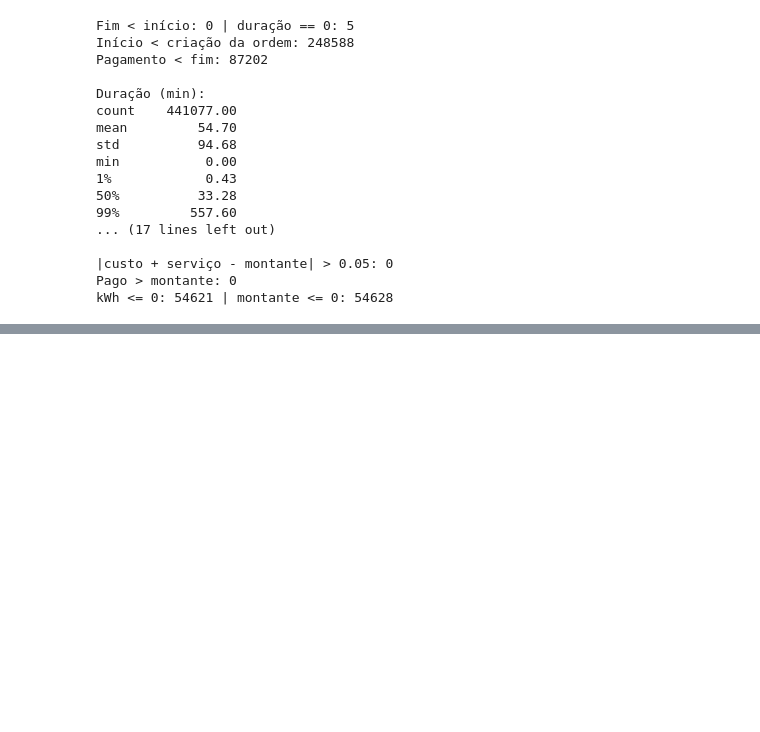
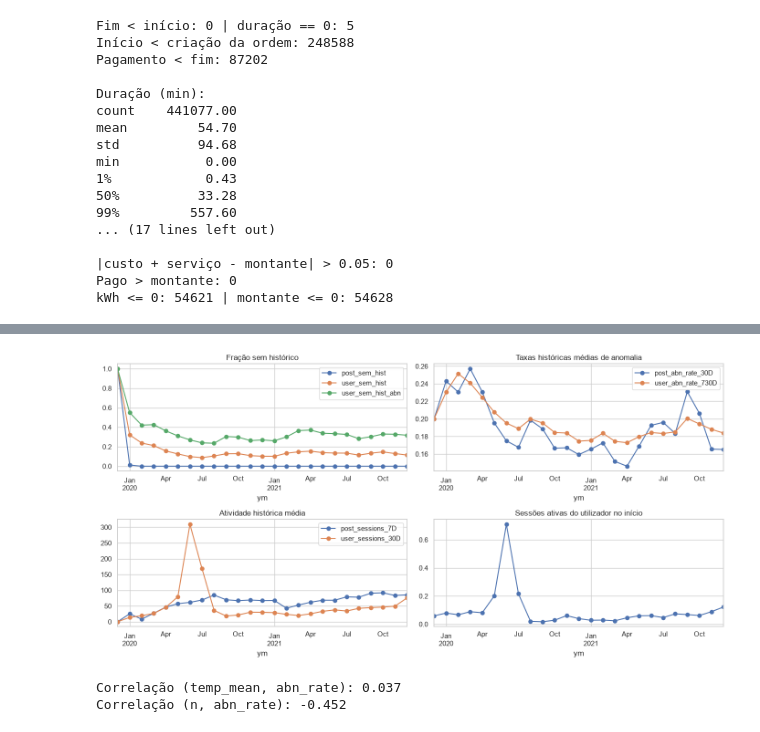
Before and after one commit to 1231478-Ellah-Fleischmann/MINDD-PROJETO, a Jupyter notebook: task1.ipynb, the cells around one changed output, grey strips where cells are left out. Drawn from its saved outputs; the diff is of its cells as text; code cells hidden in the pictures; blank space fills up the shorter version.

```diff
--- a/task1.ipynb
+++ b/task1.ipynb
@@ -209,0 +309,27 @@ kWh <= 0: 54621 | montante <= 0: 54628
+# %%
+cov = df.groupby("ym").agg(
+    post_sem_hist=("post_no_previous_completed_session", "mean"),
+    user_sem_hist=("user_no_previous_completed_session", "mean"),
+    user_sem_hist_abn=("user_no_previous_completed_abnormal", "mean"),
+    post_sessions_7D=("post_previous_sessions_7D", "mean"),
+    post_abn_rate_30D=("post_previous_abnormal_rate_30D", "mean"),
+    user_sessions_30D=("user_previous_sessions_30D", "mean"),
+    user_abn_rate_730D=("user_previous_abnormal_rate_730D", "mean"),
+    active_at_start=("user_active_sessions_at_start", "mean"),
+    price=("electricity_price", "mean"),
+)
+display(cov.round(3))
+
+fig, ax = plt.subplots(2, 2, figsize=(14, 7))
+cov[["post_sem_hist", "user_sem_hist", "user_sem_hist_abn"]].plot(ax=ax[0, 0], marker="o", title="Fração sem histórico")
+cov[["post_abn_rate_30D", "user_abn_rate_730D"]].plot(ax=ax[0, 1], marker="o", title="Taxas históricas médias de anomalia")
+cov[["post_sessions_7D", "user_sessions_30D"]].plot(ax=ax[1, 0], marker="o", title="Atividade histórica média")
+cov["active_at_start"].plot(ax=ax[1, 1], marker="o", title="Sessões ativas do utilizador no início")
+plt.tight_layout()
+plt.show()
+
+# sazonalidade: temperatura média mensal vs prevalência (sem dez/2019, só 17 sessões)
+mm = m.iloc[1:]
+print("Correlação (temp_mean, abn_rate):", round(mm["abn_rate"].corr(mm["temp_mean"]), 3))
+print("Correlação (n, abn_rate):", round(mm["n"].corr(mm["abn_rate"]), 3))
+# %% [output]
@@ -209,0 +354,3 @@ kWh <= 0: 54621 | montante <= 0: 54628
+[figure, added]
+Correlação (temp_mean, abn_rate): 0.037
+Correlação (n, abn_rate): -0.452
```
Also changed, not shown: parts of 6 cells of this notebook.
